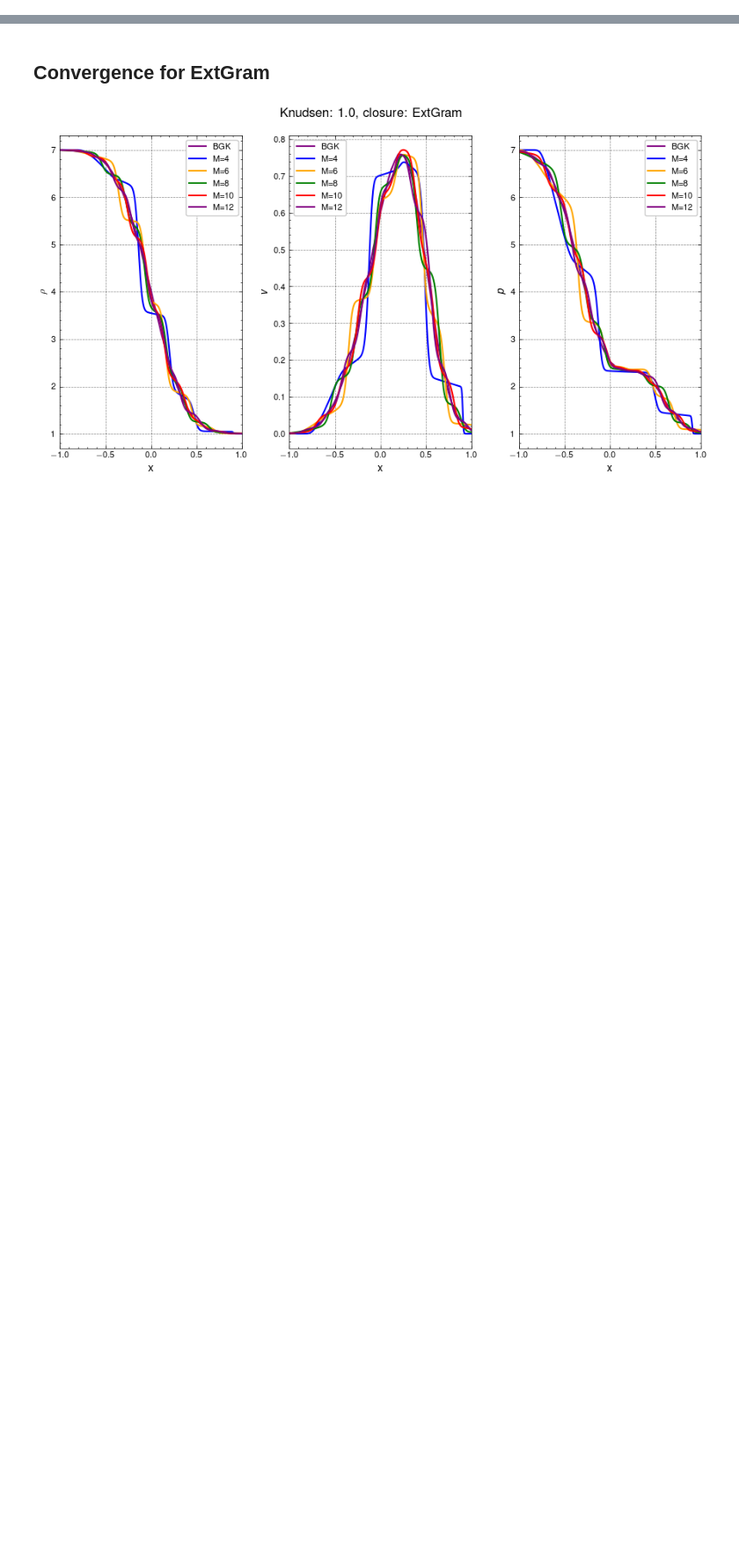
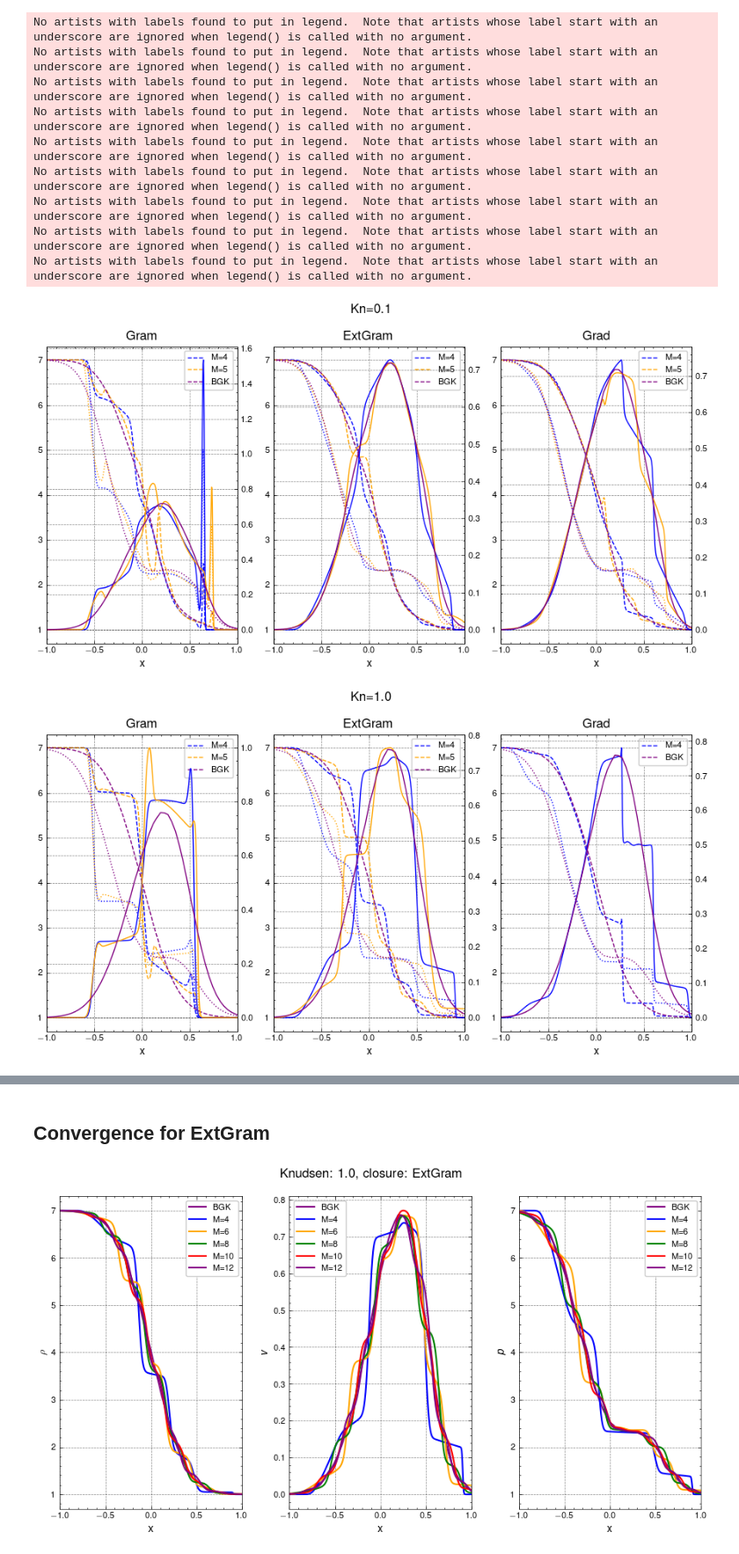
Before and after one commit to JanHab/ExtGram.jl, a Jupyter notebook: notebooks/AnalyzeEigenvalues.ipynb, the cells around one changed output, grey strips where cells are left out. Shown at 88% size. Cells and saved outputs as stored; diff of their text form; code cells hidden in the pictures; blank space fills up the shorter version.

```diff
--- a/notebooks/AnalyzeEigenvalues.ipynb
+++ b/notebooks/AnalyzeEigenvalues.ipynb
@@ -58,0 +91,71 @@ colors = ['blue', 'orange', 'green', 'red', 'purple']
+# %%
+for i in range(len(Knudsen)):
+    Kn = Knudsen[i]
+    source = source_vec[i]
+    fig, axs = plt.subplots(1, 3)
+    twinx = [ax.twinx() for ax in axs]
+    for j, closure in enumerate(closure_vec):
+        if source == "relaxation_source":
+            fig.suptitle(f'Kn={Kn}')
+        else:
+            fig.suptitle(f'Kn$\\to \\infty$')
+
+        [ax.set_xlim(-1, 1) for ax in axs]
+        [ax.set_xlabel('x') for ax in axs]
+        axs[j].set_title(closure)
+        for m, M in enumerate(M_vector):
+            if closure == "Grad" and M==5 and Kn in [1.0, 10.0]:
+                continue # diverged
+            file = f"../out/Riemann1D/Moments/gram_solution_M{M}_closure{closure}_Kn{Kn}_source{source}_T_end{T_end}_rho_L{rho_L}_rho_R{rho_R}_v_L{v_L}_v_R{v_R}_theta_L{theta_L}_theta_R{theta_R}_base_tree_level{base_tree_level}_polydeg{polydeg}_cons.tsv"
+
+            x, u, _ = sol_final(file)
+            rho = u[:, 0]
+            v = u[:, 1] / rho
+            p = (u[:, 2] - rho * v**2) # ?1/2 * u[:, 2]
+            theta = p / rho
+
+            axs[j].plot(x, rho, color=colors[m], ls=linestyles[0], label=f'M={M}')
+            twinx[j].plot(x, v, color=colors[m], ls=linestyles[1])
+            axs[j].plot(x, p, color=colors[m], ls=linestyles[2])
+
+        # BGK
+        if source == "relaxation_source":
+            data_bgk = pd.read_csv(f'../out/Riemann1D/BGK/bgk_solution_N{N}_c_l{c_L}_c_u{c_R}_Kn{Kn}_source{source}_T_end{T_end}_rho_L{rho_L}_rho_R{rho_R}_v_L{v_L}_v_R{v_R}_theta_L{theta_L}_theta_R{theta_R}_base_tree_level{base_tree_level_bgk}_polydeg{polydeg}_x_left{x_left_BGK}_x_right{x_right_BGK}_rho_v_p.csv')
+
+            x_bgk = data_bgk['x'].to_numpy()
+
+            rho_bgk = data_bgk['rho'].to_numpy()
+            axs[j].plot(x_bgk, rho_bgk, color=colors[4], ls=linestyles[0], label='BGK')
+
+            v_bgk = data_bgk['v'].to_numpy()
+            twinx[j].plot(x_bgk, v_bgk, color=colors[4], ls=linestyles[1])
+
+            p_bgk = data_bgk['p'].to_numpy()
+            theta_bgk = p_bgk / rho_bgk
+            axs[j].plot(x_bgk, p_bgk, color=colors[4], ls=linestyles[2])
+        else:
+            axs[j].plot(Nx, rho_T, color=colors[4], ls=linestyles[0])
+            twinx[j].plot(Nx, v_T, color=colors[4], ls=linestyles[1])
+            axs[j].plot(Nx, p_T, color=colors[4], ls=linestyles[2])
+
+        fig.tight_layout()
+        fig.show()
+
+        [ax.legend() for ax in axs]
+        # ax_eig_even.legend()
+        # ax_eig_odd.legend()
+
+        fig.tight_layout()
+        fig.show()
+# %% [output]
+No artists with labels found to put in legend.  Note that artists whose label start with an underscore are ignored when legend() is called with no argument.
+No artists with labels found to put in legend.  Note that artists whose label start with an underscore are ignored when legend() is called with no argument.
+No artists with labels found to put in legend.  Note that artists whose label start with an underscore are ignored when legend() is called with no argument.
+No artists with labels found to put in legend.  Note that artists whose label start with an underscore are ignored when legend() is called with no argument.
+No artists with labels found to put in legend.  Note that artists whose label start with an underscore are ignored when legend() is called with no argument.
+No artists with labels found to put in legend.  Note that artists whose label start with an underscore are ignored when legend() is called with no argument.
+No artists with labels found to put in legend.  Note that artists whose label start with an underscore are ignored when legend() is called with no argument.
+No artists with labels found to put in legend.  Note that artists whose label start with an underscore are ignored when legend() is called with no argument.
+No artists with labels found to put in legend.  Note that artists whose label start with an underscore are ignored when legend() is called with no argument.
+[figure, added]
+[figure, added]
```
Also changed, not shown: parts of 13 cells of this notebook, 1 other file.
